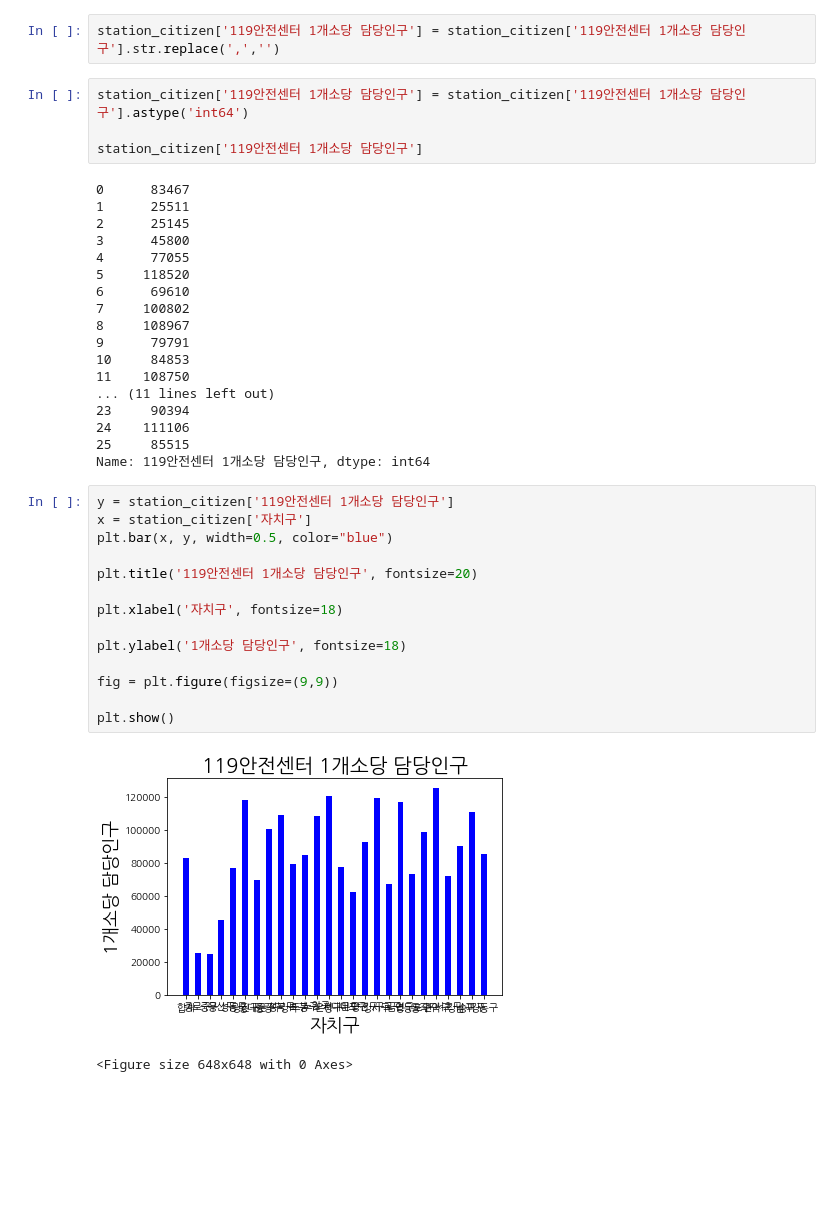
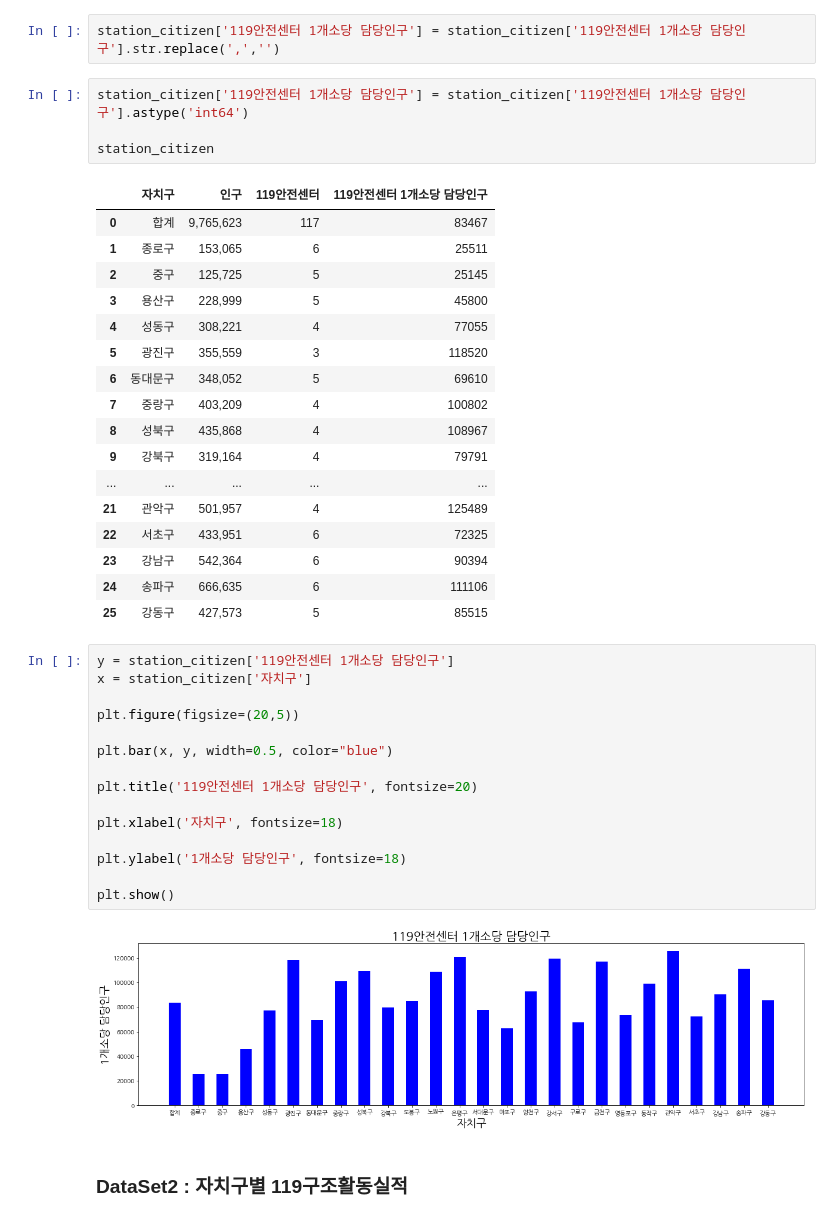
Before and after one commit to HyunJung27/DSC_119, a Jupyter notebook: 119 안전센터의 확장.ipynb, the cells around one changed output. Drawn from its saved outputs; the diff is of its cells as text; blank space fills up the shorter version.

```diff
--- a/119 안전센터의 확장.ipynb
+++ b/119 안전센터의 확장.ipynb
@@ -52,39 +52,41 @@ station_citizen['119안전센터 1개소당 담당인구'] = station_citizen['11
 # %%
 station_citizen['119안전센터 1개소당 담당인구'] = station_citizen['119안전센터 1개소당 담당인구'].astype('int64')
 
-station_citizen['119안전센터 1개소당 담당인구']
+station_citizen
 # %% [output]
-0      83467
-1      25511
-2      25145
-3      45800
-4      77055
-5     118520
-6      69610
-7     100802
-8     108967
-9      79791
-10     84853
-11    108750
-... (11 lines left out)
-23     90394
-24    111106
-25     85515
-Name: 119안전센터 1개소당 담당인구, dtype: int64
+|  | 자치구 | 인구 | 119안전센터 | 119안전센터 1개소당 담당인구 |
+| 0 | 합계 | 9,765,623 | 117 | 83467 |
+| 1 | 종로구 | 153,065 | 6 | 25511 |
+| 2 | 중구 | 125,725 | 5 | 25145 |
+| 3 | 용산구 | 228,999 | 5 | 45800 |
+| 4 | 성동구 | 308,221 | 4 | 77055 |
+| 5 | 광진구 | 355,559 | 3 | 118520 |
+| 6 | 동대문구 | 348,052 | 5 | 69610 |
+| 7 | 중랑구 | 403,209 | 4 | 100802 |
+| 8 | 성북구 | 435,868 | 4 | 108967 |
+| 9 | 강북구 | 319,164 | 4 | 79791 |
+| ... | ... | ... | ... | ... |
+| 21 | 관악구 | 501,957 | 4 | 125489 |
+| 22 | 서초구 | 433,951 | 6 | 72325 |
+| 23 | 강남구 | 542,364 | 6 | 90394 |
+| 24 | 송파구 | 666,635 | 6 | 111106 |
+| 25 | 강동구 | 427,573 | 5 | 85515 |
 # %%
 y = station_citizen['119안전센터 1개소당 담당인구']
 x = station_citizen['자치구']
+
+plt.figure(figsize=(20,5))
+
 plt.bar(x, y, width=0.5, color="blue")
 
 plt.title('119안전센터 1개소당 담당인구', fontsize=20)
 
 plt.xlabel('자치구', fontsize=18)
 
 plt.ylabel('1개소당 담당인구', fontsize=18)
 
-fig = plt.figure(figsize=(9,9))
-
 plt.show()
 # %% [output]
-[figure, old version]
+[figure, new version]
-<Figure size 648x648 with 0 Axes>
+# %% [markdown]
+### DataSet2 : 자치구별 119구조활동실적
```
Also changed, not shown: parts of 13 cells of this notebook, 1 other file.
